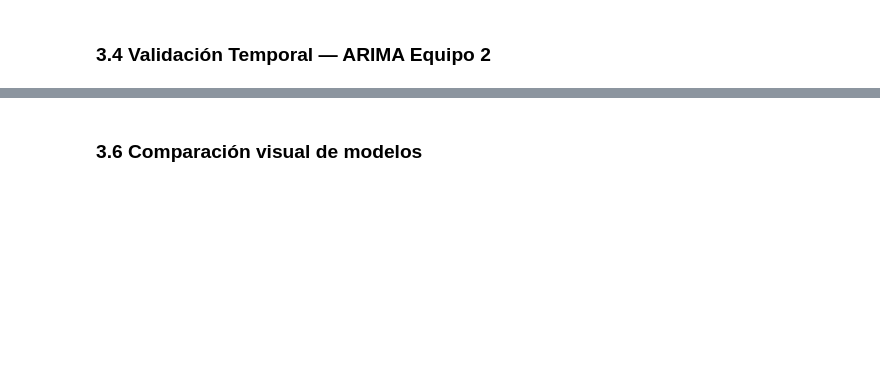
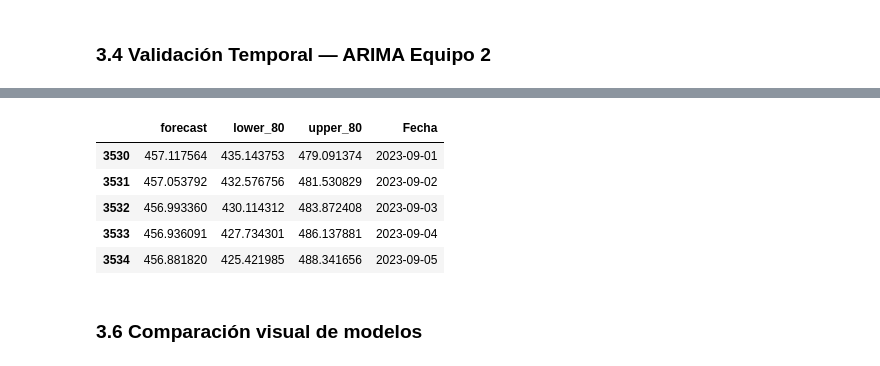
Before and after one commit to mariajose-erazo/dataknow-costos-operativos, a Jupyter notebook: notebooks/03_forecasting.ipynb, the cells around one changed output, grey strips where cells are left out. Drawn from its saved outputs; the diff is of its cells as text; code cells hidden in the pictures; blank space fills up the shorter version.

```diff
--- a/notebooks/03_forecasting.ipynb
+++ b/notebooks/03_forecasting.ipynb
@@ -497,0 +578,20 @@ display(mejor_modelo)
+# %%
+# =====================================================
+# FORECAST FINAL - ARIMA EQUIPO 2
+# =====================================================
+#
+# Se genera un pronóstico de 180 días utilizando
+# la totalidad de los datos históricos disponibles.
+# =====================================================
+
+forecast_final_equipo2 = forecast_with_arima(
+    df["Price_Equipo2"],
+    periods=HORIZONTE_DIAS
+)
+
+print(
+    f"Predicciones generadas: "
+    f"{len(forecast_final_equipo2)}"
+)
+
+forecast_final_equipo2.head()
@@ -498,3 +606,25 @@ display(mejor_modelo)
+# %%
+# =====================================================
+# FECHAS FUTURAS DEL FORECAST
+# =====================================================
+
+fechas_futuras = pd.date_range(
+    start=df["Date"].max() + pd.Timedelta(days=1),
+    periods=HORIZONTE_DIAS,
+    freq="D"
+)
+
+forecast_final_equipo1["Fecha"] = fechas_futuras
+forecast_final_equipo2["Fecha"] = fechas_futuras
+
+forecast_final_equipo1.head()
+# %% [output]
+|  | forecast | lower_80 | upper_80 | Fecha |
+| 3530 | 457.117564 | 435.143753 | 479.091374 | 2023-09-01 |
+| 3531 | 457.053792 | 432.576756 | 481.530829 | 2023-09-02 |
+| 3532 | 456.993360 | 430.114312 | 483.872408 | 2023-09-03 |
+| 3533 | 456.936091 | 427.734301 | 486.137881 | 2023-09-04 |
+| 3534 | 456.881820 | 425.421985 | 488.341656 | 2023-09-05 |
 # %% [markdown]
 ### 3.6 Comparación visual de modelos
 # %%
```
Also changed, not shown: parts of 47 cells of this notebook, 2 other files.
